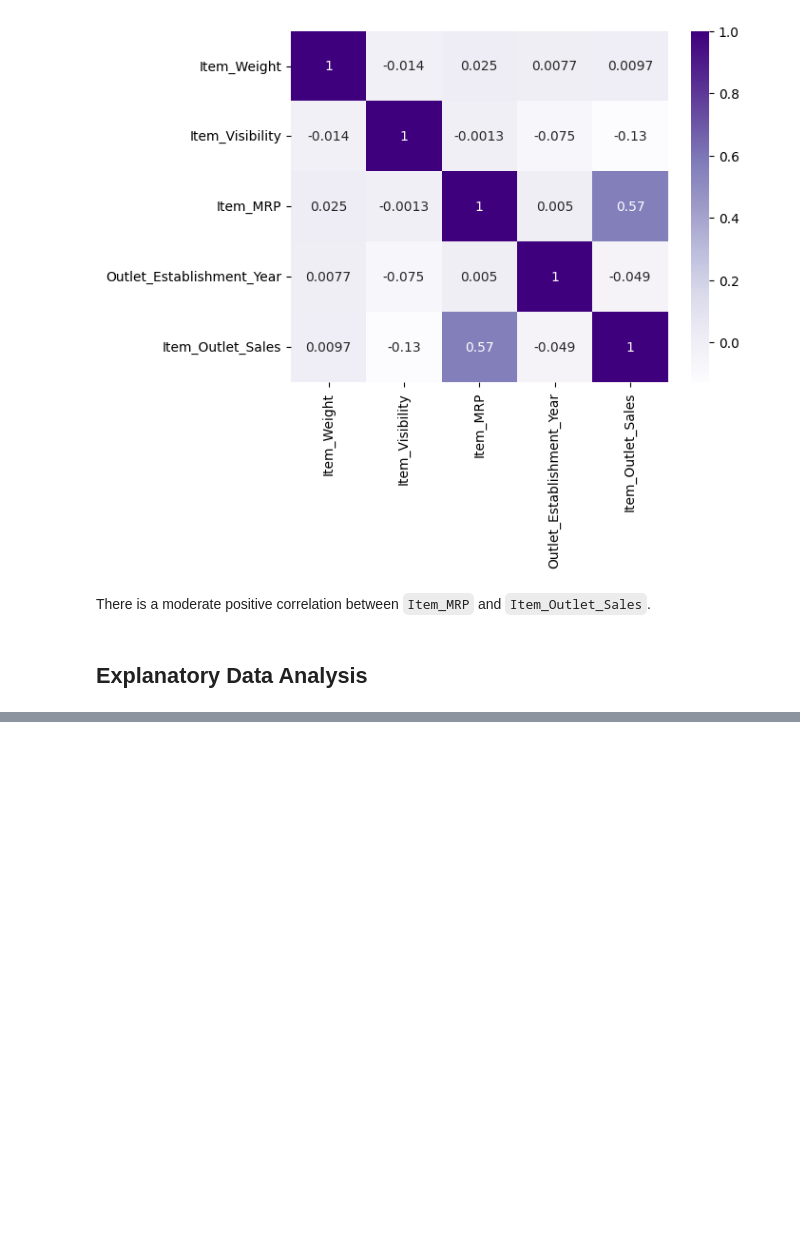
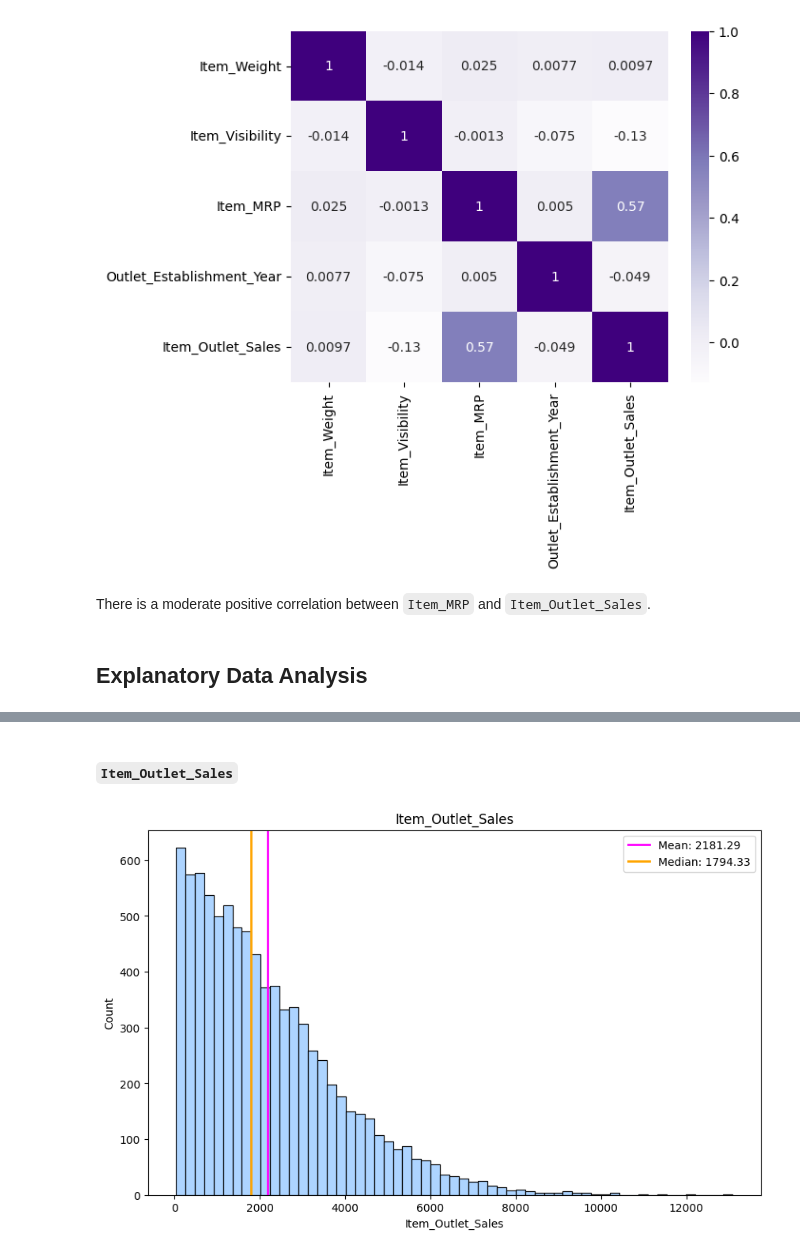
Before and after one commit to ericakitano/Prediction-of-Product-Sales, a Jupyter notebook: Prediction_of_Product_Sales.ipynb, the cells around one changed output, grey strips where cells are left out. Saved outputs shown, nothing was run; the diff lists cells and outputs as text; code cells hidden in the pictures; blank space fills up the shorter version.

```diff
--- a/Prediction_of_Product_Sales.ipynb
+++ b/Prediction_of_Product_Sales.ipynb
@@ -563,0 +620,24 @@ There is a moderate positive correlation between `Item_MRP` and `Item_Outlet_Sal
+# %%
+## Create another function to plot with a different style: "seaborn-v0_8-pastel"
+def pastel_annotated_histogram(df, col):
+    ## Saving the mean and median of the column
+    mean = df[col].mean().round(2)
+    median = df[col].median().round(2)
+    ## Create a plot with style "seaborn-v0_8-pastel"
+    with plt.style.context('seaborn-v0_8-pastel'):
+      ## Creating the Plot
+      fig,ax = plt.subplots(figsize=(10,6))
+      sns.histplot(data=df, x=col, ax=ax, edgecolor = 'black')
+      ax.set_title(col)
+    ## Annotating measures of centrality
+    ax.axvline(mean, color='magenta',label=f'Mean: {mean}', lw=2);
+    ax.axvline(median, color = 'orange',  label = f'Median: {median}', lw=2)
+
+    ax.legend();
+    return fig, ax
+# %% [markdown]
+##### **`Item_Outlet_Sales`**
+# %%
+pastel_annotated_histogram(df, 'Item_Outlet_Sales');
+# %% [output]
+[figure, added]
```
Also changed, not shown: parts of 78 cells of this notebook.
